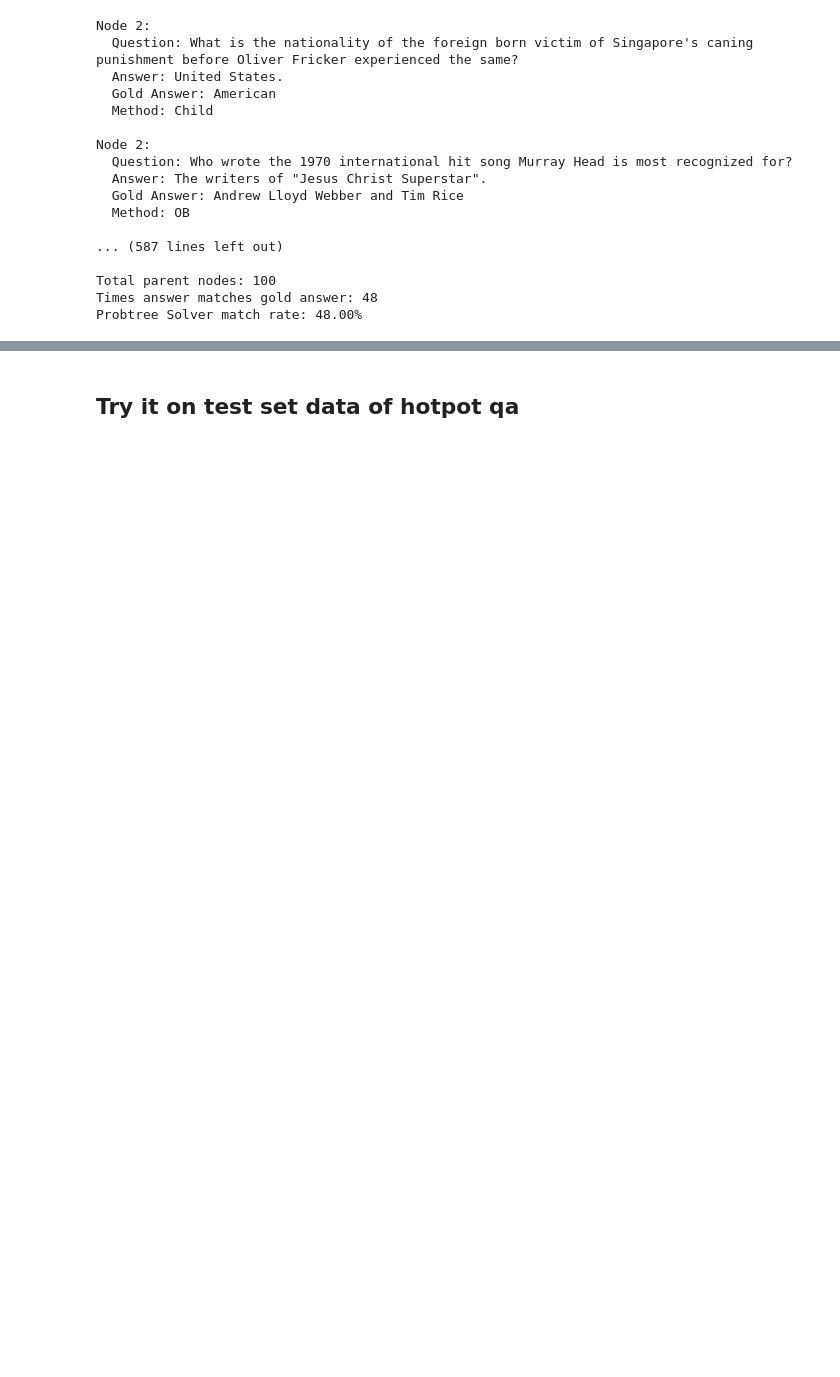
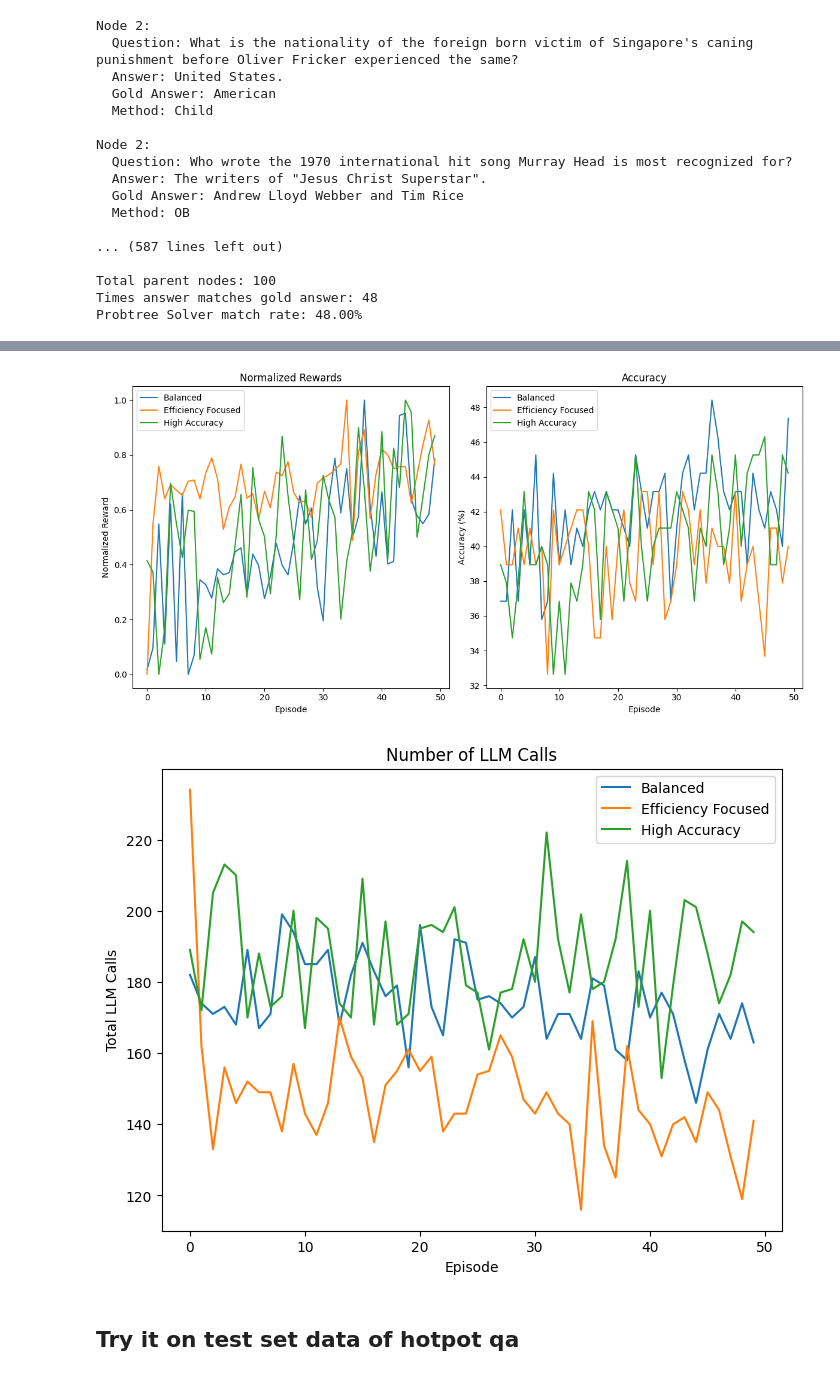
Before and after one commit to ahmedehabb/From-Roots-to-Rewards-Dynamic-Tree-Reasoning-with-RL, a Jupyter notebook: playground/Prioritization/prioritize.ipynb, the cells around one changed output, grey strips where cells are left out. Saved outputs shown, nothing was run; the diff lists cells and outputs as text; code cells hidden in the pictures; blank space fills up the shorter version.

```diff
--- a/playground/Prioritization/prioritize.ipynb
+++ b/playground/Prioritization/prioritize.ipynb
@@ -2453,14 +2458,14 @@ Loaded 6529 cached responses
 # %%
-state_dim = 100 + 7 + 1152 + 2 + 2 + 2 # Number of features in the state vector
+state_dim = 7 + 384 + 2 + 2 + 2  # 100 + 7 + 1152 + 2 + 2 + 2 # Number of features in the state vector
 action_dim = len(action_space)  # Number of actions (CB, OB, Child)
 hidden_dim = 128  # Hidden layer size
-lr = 1e-3  # Learning rate
+lr = 5e-3  # Increase from 1e-3  //     1e-3  # Learning rate
 gamma = 0.99  # Discount factor
 epsilon = 1.0  # Initial exploration rate
 epsilon_min = 0.01  # Minimum exploration rate
 epsilon_decay = 0.995  # Decay rate for exploration
-batch_size = 64  # Mini-batch size
-num_episodes = 100  # Number of training episodes
+batch_size = 128  # Mini-batch size
+num_episodes = 50  # Number of training episodes
 
 agent = DQNAgent(state_dim, action_dim, hidden_dim, lr, gamma)
 # %%
@@ -2634,3 +2670,58 @@ torch.save(best_agent.q_network.state_dict(), "dqn_best_agent.pth")
+# %%
+import matplotlib.pyplot as plt
+
+# Get rewards, accuracy and number of LLM calls for each configuration
+balanced_rewards = accuracy_rewards_numcalls["Balanced"]["rewards"]
+balanced_accuracy = accuracy_rewards_numcalls["Balanced"]["accuracy"]
+balanced_num_calls = accuracy_rewards_numcalls["Balanced"]["num_calls"]
+
+efficiency_rewards = accuracy_rewards_numcalls["Efficiency_Focused"]["rewards"]
+efficiency_accuracy = accuracy_rewards_numcalls["Efficiency_Focused"]["accuracy"]
+efficiency_num_calls = accuracy_rewards_numcalls["Efficiency_Focused"]["num_calls"]
+
+high_accuracy_accuracy = accuracy_rewards_numcalls["High_Accuracy"]["accuracy"]
+high_accuracy_rewards = accuracy_rewards_numcalls["High_Accuracy"]["rewards"]
+high_accuracy_num_calls = accuracy_rewards_numcalls["High_Accuracy"]["num_calls"]
+
+# min max scaling for rewards
+balanced_rewards = (balanced_rewards - np.min(balanced_rewards)) / (np.max(balanced_rewards) - np.min(balanced_rewards))
+efficiency_rewards = (efficiency_rewards - np.min(efficiency_rewards)) / (np.max(efficiency_rewards) - np.min(efficiency_rewards))
+high_accuracy_rewards = (high_accuracy_rewards - np.min(high_accuracy_rewards)) / (np.max(high_accuracy_rewards) - np.min(high_accuracy_rewards))
+
+# Plotting
+plt.figure(figsize=(12, 6))
+plt.subplot(1, 2, 1)
+plt.plot(balanced_rewards, label="Balanced")
+plt.plot(efficiency_rewards, label="Efficiency Focused")
+plt.plot(high_accuracy_rewards, label="High Accuracy")
+plt.title("Normalized Rewards")
+plt.xlabel("Episode")
+plt.ylabel("Normalized Reward")
+plt.legend()
+
+plt.subplot(1, 2, 2)
+plt.plot(balanced_accuracy, label="Balanced")
+plt.plot(efficiency_accuracy, label="Efficiency Focused")
+plt.plot(high_accuracy_accuracy, label="High Accuracy")
+plt.title("Accuracy")
+plt.xlabel("Episode")
+plt.ylabel("Accuracy (%)")
+plt.legend()
+plt.tight_layout()
+plt.show()
+
+plt.figure(figsize=(8, 6))
+plt.plot(balanced_num_calls, label="Balanced")
+plt.plot(efficiency_num_calls, label="Efficiency Focused")
+plt.plot(high_accuracy_num_calls, label="High Accuracy")
+plt.title("Number of LLM Calls")
+plt.xlabel("Episode")
+plt.ylabel("Total LLM Calls")
+plt.legend()
+plt.show()
+# %% [output]
+[figure, added]
+[figure, added]
 # %% [markdown]
 ## Try it on test set data of hotpot qa
 # %%
```
Also changed, not shown: parts of 30 cells of this notebook.
